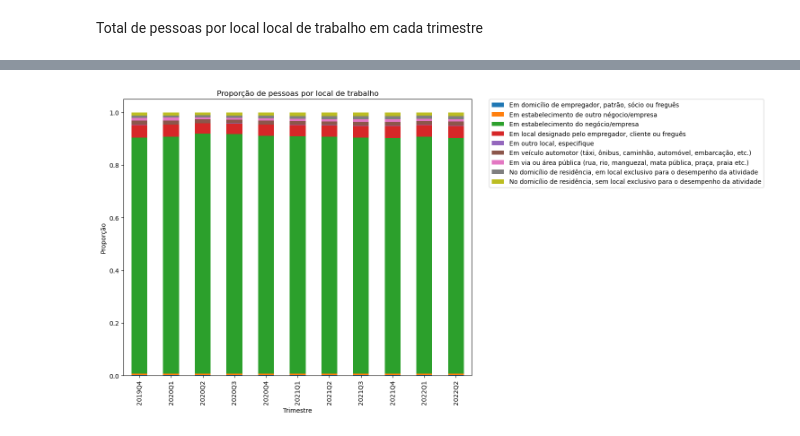
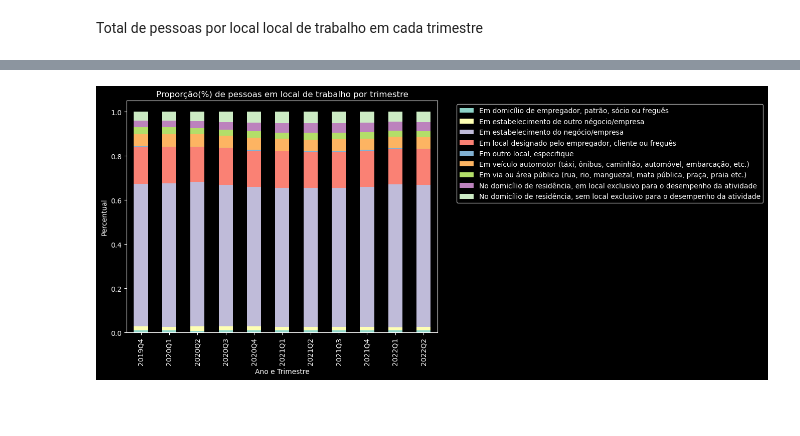
Before and after one commit to msbrasil/Mercado-de-Trabalho-Remoto, a Jupyter notebook: Local de Trabalho.ipynb, the cells around one changed output, grey strips where cells are left out. Saved outputs shown, nothing was run; the diff lists cells and outputs as text; code cells hidden in the pictures; blank space fills up the shorter version.

Commit message:
Gráfico e ajuste V4022
Novo estilo e pontuação; ajuste na variável 4022

```diff
--- a/Local de Trabalho.ipynb
+++ b/Local de Trabalho.ipynb
@@ -8,6 +8,7 @@ import numpy as np
 import matplotlib.pyplot as plt
 import seaborn as sns
 import datetime as dt
+plt.style.use('dark_background')
 # %% [markdown]
 #### Dicionário de Variáveis utilizadas
 |Chave|Descrição|
@@ -201,6 +202,3 @@ pnadc_completa = pd.concat([pnad_2019_4_id_local,
                             pnad_2021_4_id_local,
                             pnad_2022_1_id_local,
                             pnad_2022_2_id_local])
-# %%
-#TODO: Inserir na análise do local de trabalho as pessoas que respoderam sim a questão V4021. Talvez seja necessário criar nova variável a partir da V4021 com a V4022.
-pnadc_completa['V4022'].fillna('Em estabelecimento do negócio/empresa', inplace=True)
@@ -207,3 +221,6 @@ pnadc_completa['V4022'].fillna('Em estabelecimento do negócio/empresa', inplace
+# %%
+#Se a coluna V4021 for igual a Sim, preencher a coluna V4022 com 'Em estabelecimento do negócio/empresa'
+pnadc_completa.loc[pnadc_completa['V4021'] == 'Sim', 'V4022'] = 'Em estabelecimento do negócio/empresa'
 # %%
 # Ordernação da série histórica por ano e trimestre.
 pnadc_completa.sort_values(by=['Ano', 'Trimestre'], inplace=True)
@@ -325,14 +343,17 @@ pd.crosstab(index=pnadc_completa['ano_tri'],
 # %%
-cross_tab_prop = pd.crosstab(index=pnadc_completa['ano_tri'],
-                             columns=pnadc_completa['V4022'],
-                             normalize="index")
+pd.crosstab(index=pnadc_completa['ano_tri'],
+                            columns=pnadc_completa['V4022'],
+                            values=(pnadc_completa['V1029']*pnadc_completa['posest'])/pnadc_completa['V1029'],
+                            aggfunc='sum',
+                            normalize='index').plot(kind='bar',
+                                                    stacked=True,
+                                                    figsize=(8, 6),
+                                                    title='Proporção(%) de pessoas em local de trabalho por trimestre')
 
-
-cross_tab_prop.plot(kind='bar', stacked=True, figsize=(10, 8), title='Proporção de pessoas por local de trabalho')
-plt.legend(bbox_to_anchor=(1.05, 1), loc='upper left', borderaxespad=0.)
-plt.xlabel('Trimestre')
-plt.ylabel('Proporção')
+plt.legend(bbox_to_anchor=(1.05, 1), loc='upper left', prop={'size': 10})
+plt.xlabel('Ano e Trimestre')
+plt.ylabel('Percentual')
 
 plt.show()
 # %% [output]
-[figure, old version]
+[figure, new version]
```
Also changed, not shown: parts of 7 cells of this notebook.
